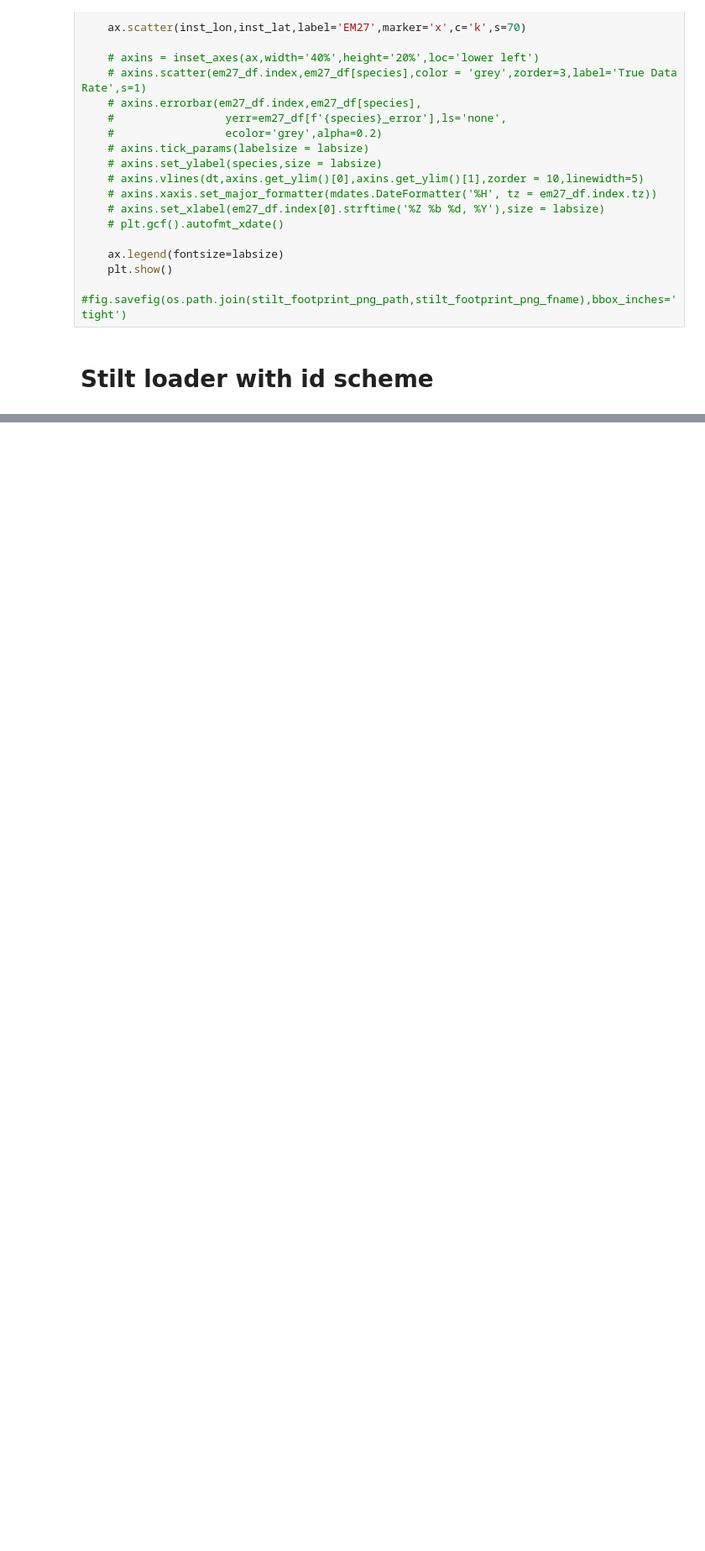
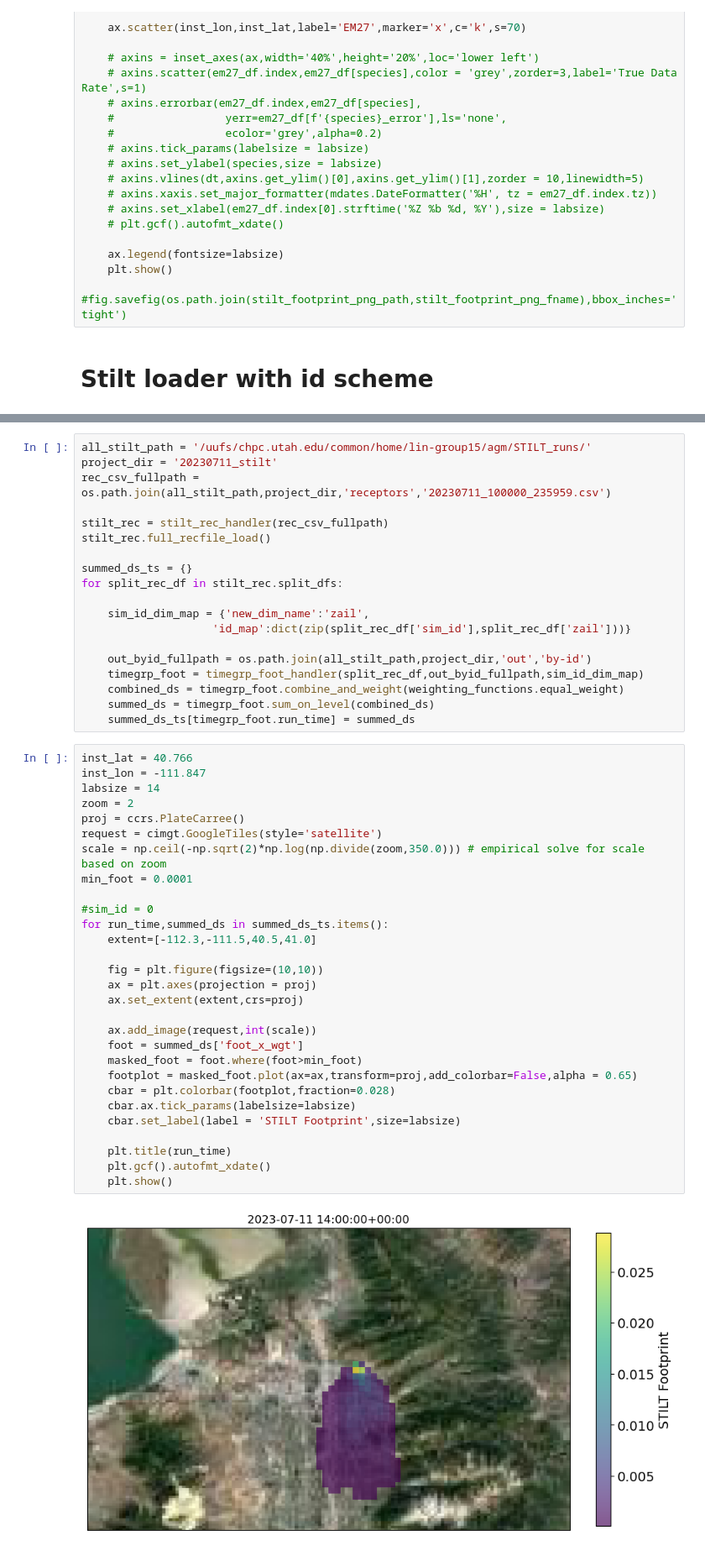
Before and after one commit to agmeyer4/Atmos_Column, a Jupyter notebook: atmos_column/ipynbs/stilt_examiner.ipynb, the cells around one changed output, grey strips where cells are left out. Shown at 84% size. Saved outputs shown, nothing was run; the diff lists cells and outputs as text; blank space fills up the shorter version.

```diff
--- a/atmos_column/ipynbs/stilt_examiner.ipynb
+++ b/atmos_column/ipynbs/stilt_examiner.ipynb
@@ -627,0 +556,50 @@ AttributeError: 'DataArray' object has no attribute 'map'
+# %%
+all_stilt_path = '/uufs/chpc.utah.edu/common/home/lin-group15/agm/STILT_runs/'
+project_dir = '20230711_stilt'
+rec_csv_fullpath = os.path.join(all_stilt_path,project_dir,'receptors','20230711_100000_235959.csv')
+
+stilt_rec = stilt_rec_handler(rec_csv_fullpath)
+stilt_rec.full_recfile_load()
+
+summed_ds_ts = {}
+for split_rec_df in stilt_rec.split_dfs:
+
+    sim_id_dim_map = {'new_dim_name':'zail',
+                    'id_map':dict(zip(split_rec_df['sim_id'],split_rec_df['zail']))}
+
+    out_byid_fullpath = os.path.join(all_stilt_path,project_dir,'out','by-id')
+    timegrp_foot = timegrp_foot_handler(split_rec_df,out_byid_fullpath,sim_id_dim_map)
+    combined_ds = timegrp_foot.combine_and_weight(weighting_functions.equal_weight)
+    summed_ds = timegrp_foot.sum_on_level(combined_ds)
+    summed_ds_ts[timegrp_foot.run_time] = summed_ds
+# %%
+inst_lat = 40.766
+inst_lon = -111.847
+labsize = 14
+zoom = 2
+proj = ccrs.PlateCarree()
+request = cimgt.GoogleTiles(style='satellite')
+scale = np.ceil(-np.sqrt(2)*np.log(np.divide(zoom,350.0))) # empirical solve for scale based on zoom
+min_foot = 0.0001
+
+#sim_id = 0
+for run_time,summed_ds in summed_ds_ts.items():
+    extent=[-112.3,-111.5,40.5,41.0]
+
+    fig = plt.figure(figsize=(10,10))
+    ax = plt.axes(projection = proj)
+    ax.set_extent(extent,crs=proj)
+
+    ax.add_image(request,int(scale))
+    foot = summed_ds['foot_x_wgt']
+    masked_foot = foot.where(foot>min_foot)
+    footplot = masked_foot.plot(ax=ax,transform=proj,add_colorbar=False,alpha = 0.65)
+    cbar = plt.colorbar(footplot,fraction=0.028)
+    cbar.ax.tick_params(labelsize=labsize)
+    cbar.set_label(label = 'STILT Footprint',size=labsize)
+
+    plt.title(run_time)
+    plt.gcf().autofmt_xdate()
+    plt.show()
+# %% [output]
+[figure, added]
```
Also changed, not shown: parts of 10 cells of this notebook.
